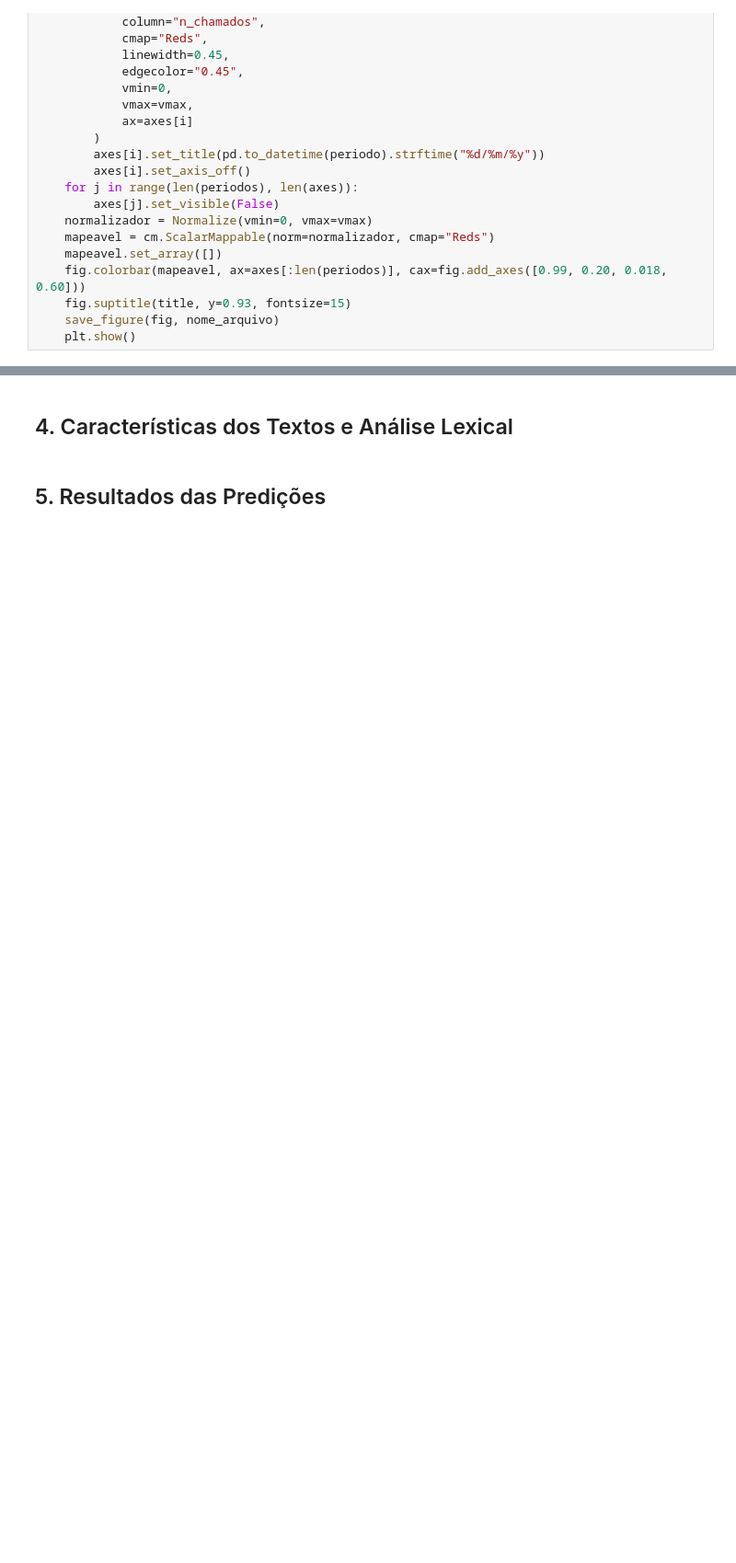
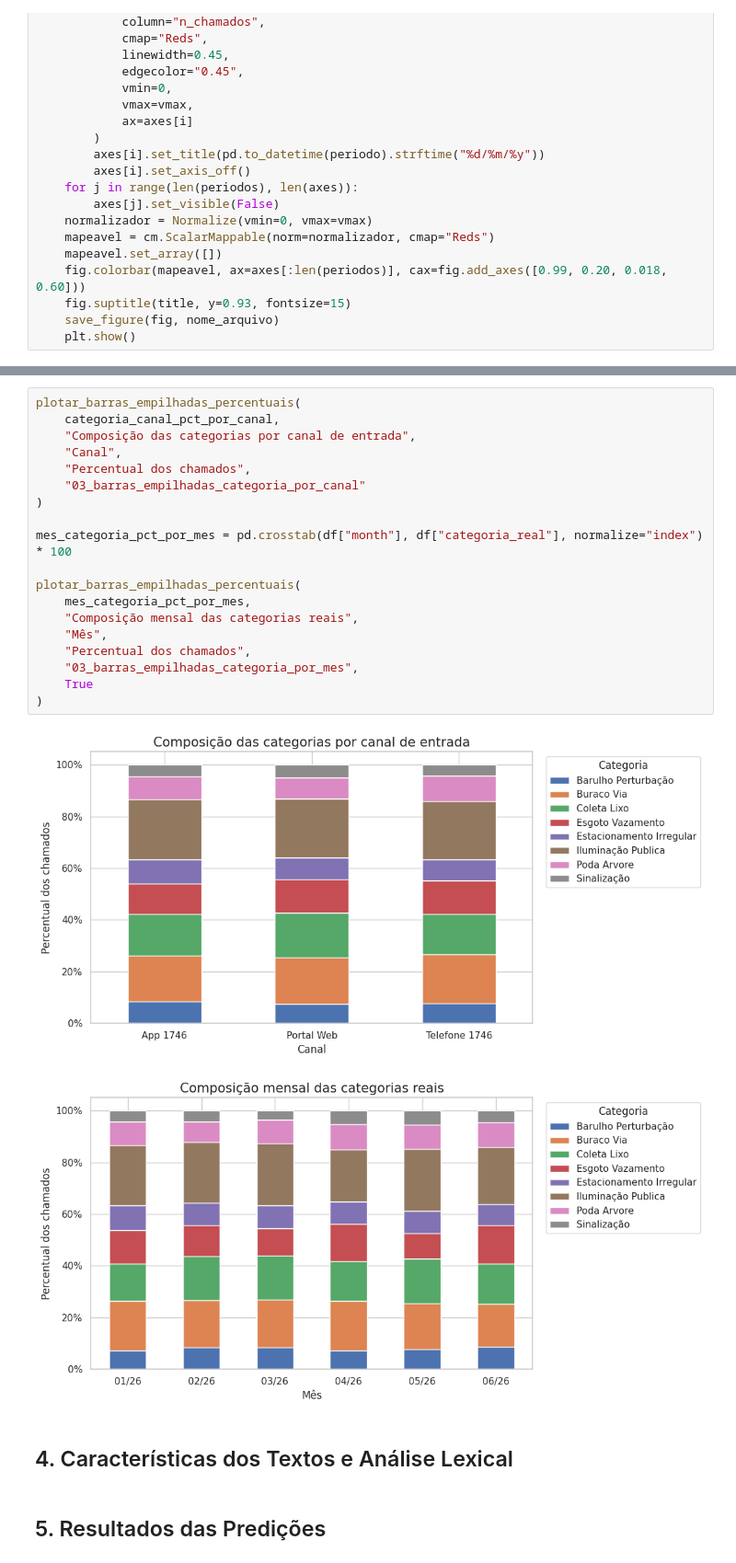
Before and after one commit to iaracastro/desafio-cientista-dados-junior-ia-pref, a Jupyter notebook: notebooks/aedv.ipynb, the cells around one changed output, grey strips where cells are left out. Shown at 92% size. Cells and saved outputs as stored; diff of their text form; blank space fills up the shorter version.

```diff
--- a/notebooks/aedv.ipynb
+++ b/notebooks/aedv.ipynb
@@ -463,3 +588,25 @@ plotar_evolucao_mensal_bairros(
+# %%
+plotar_barras_empilhadas_percentuais(
+    categoria_canal_pct_por_canal,
+    "Composição das categorias por canal de entrada",
+    "Canal",
+    "Percentual dos chamados",
+    "03_barras_empilhadas_categoria_por_canal"
+)
+
+mes_categoria_pct_por_mes = pd.crosstab(df["month"], df["categoria_real"], normalize="index") * 100
+
+plotar_barras_empilhadas_percentuais(
+    mes_categoria_pct_por_mes,
+    "Composição mensal das categorias reais",
+    "Mês",
+    "Percentual dos chamados",
+    "03_barras_empilhadas_categoria_por_mes",
+    True
+)
+# %% [output]
+[figure, added]
+[figure, added]
 # %% [markdown]
 ## 4. Características dos Textos e Análise Lexical
 # %% [markdown]
```
Also changed, not shown: parts of 15 cells of this notebook.
